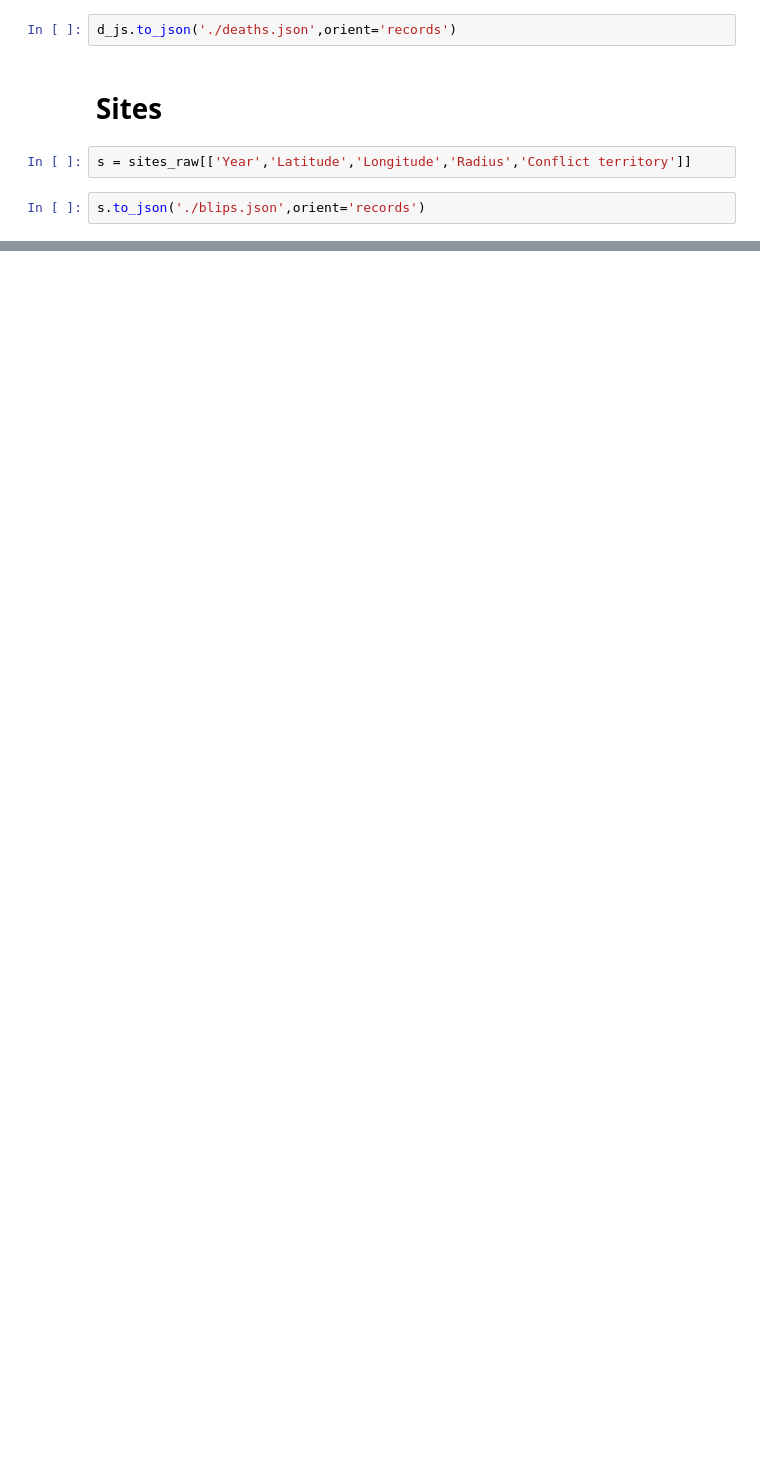
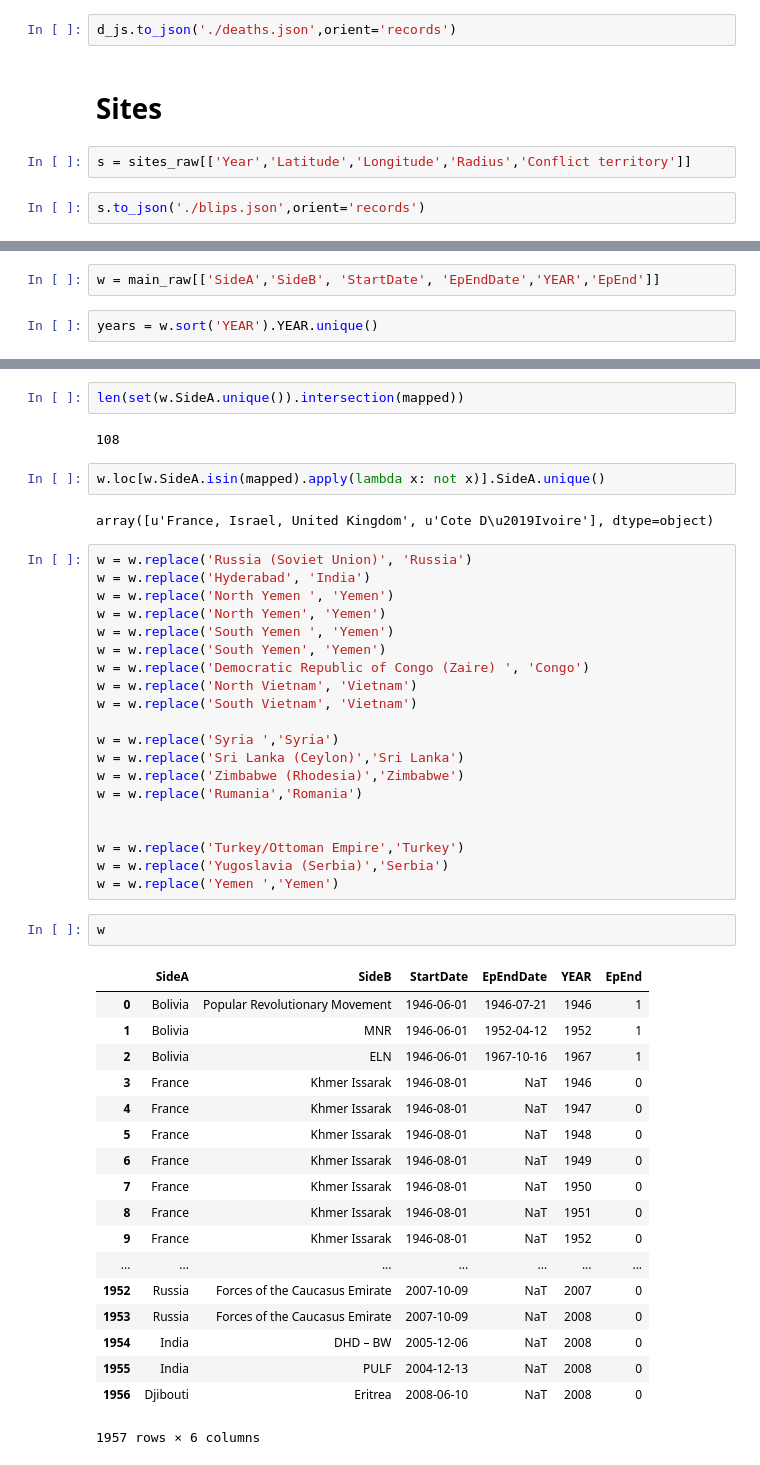
Before and after one commit to raahilsha/cs171-pr-alexander, a Jupyter notebook: data_processing/1946_/1946_processing.ipynb, the cells around one changed output, grey strips where cells are left out. Cells and saved outputs as stored; diff of their text form; blank space fills up the shorter version.

```diff
--- a/data_processing/1946_/1946_processing.ipynb
+++ b/data_processing/1946_/1946_processing.ipynb
@@ -104,0 +107,4 @@ s.to_json('./blips.json',orient='records')
+# %%
+w = main_raw[['SideA','SideB', 'StartDate', 'EpEndDate','YEAR','EpEnd']]
+# %%
+years = w.sort('YEAR').YEAR.unique()
@@ -104,0 +138,49 @@ s.to_json('./blips.json',orient='records')
+# %%
+len(set(w.SideA.unique()).intersection(mapped))
+# %% [output]
+108
+# %%
+w.loc[w.SideA.isin(mapped).apply(lambda x: not x)].SideA.unique()
+# %% [output]
+array([u'France, Israel, United Kingdom', u'Cote D\u2019Ivoire'], dtype=object)
+# %%
+w = w.replace('Russia (Soviet Union)', 'Russia')
+w = w.replace('Hyderabad', 'India')
+w = w.replace('North Yemen ', 'Yemen')
+w = w.replace('North Yemen', 'Yemen')
+w = w.replace('South Yemen ', 'Yemen')
+w = w.replace('South Yemen', 'Yemen')
+w = w.replace('Democratic Republic of Congo (Zaire) ', 'Congo')
+w = w.replace('North Vietnam', 'Vietnam')
+w = w.replace('South Vietnam', 'Vietnam')
+
+w = w.replace('Syria ','Syria')
+w = w.replace('Sri Lanka (Ceylon)','Sri Lanka')
+w = w.replace('Zimbabwe (Rhodesia)','Zimbabwe')
+w = w.replace('Rumania','Romania')
+
+
+w = w.replace('Turkey/Ottoman Empire','Turkey')
+w = w.replace('Yugoslavia (Serbia)','Serbia')
+w = w.replace('Yemen ','Yemen')
+# %%
+w
+# %% [output]
+|  | SideA | SideB | StartDate | EpEndDate | YEAR | EpEnd |
+| 0 | Bolivia | Popular Revolutionary Movement | 1946-06-01 | 1946-07-21 | 1946 | 1 |
+| 1 | Bolivia | MNR | 1946-06-01 | 1952-04-12 | 1952 | 1 |
+| 2 | Bolivia | ELN | 1946-06-01 | 1967-10-16 | 1967 | 1 |
+| 3 | France | Khmer Issarak | 1946-08-01 | NaT | 1946 | 0 |
+| 4 | France | Khmer Issarak | 1946-08-01 | NaT | 1947 | 0 |
+| 5 | France | Khmer Issarak | 1946-08-01 | NaT | 1948 | 0 |
+| 6 | France | Khmer Issarak | 1946-08-01 | NaT | 1949 | 0 |
+| 7 | France | Khmer Issarak | 1946-08-01 | NaT | 1950 | 0 |
+| 8 | France | Khmer Issarak | 1946-08-01 | NaT | 1951 | 0 |
+| 9 | France | Khmer Issarak | 1946-08-01 | NaT | 1952 | 0 |
+| ... | ... | ... | ... | ... | ... | ... |
+| 1952 | Russia | Forces of the Caucasus Emirate | 2007-10-09 | NaT | 2007 | 0 |
+| 1953 | Russia | Forces of the Caucasus Emirate | 2007-10-09 | NaT | 2008 | 0 |
+| 1954 | India | DHD – BW | 2005-12-06 | NaT | 2008 | 0 |
+| 1955 | India | PULF | 2004-12-13 | NaT | 2008 | 0 |
+| 1956 | Djibouti | Eritrea | 2008-06-10 | NaT | 2008 | 0 |
+1957 rows × 6 columns
```
Also changed, not shown: parts of 4 cells of this notebook, 5 other files.
